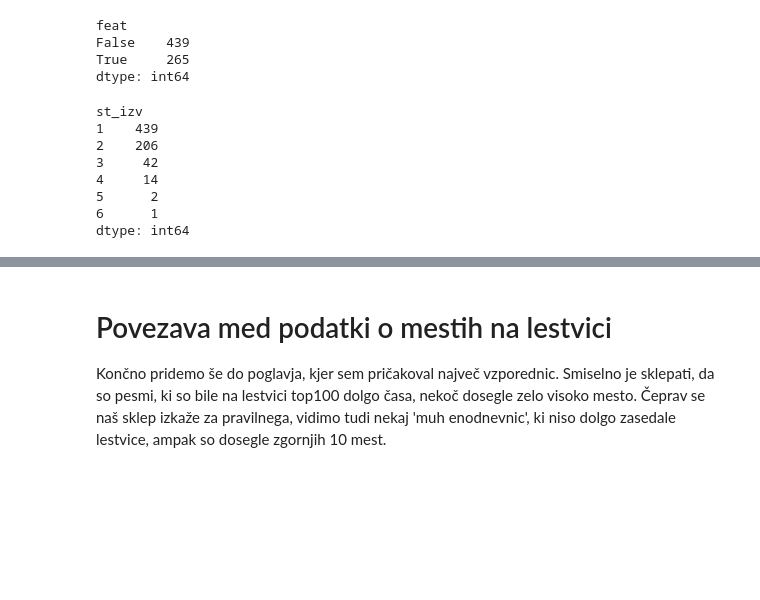
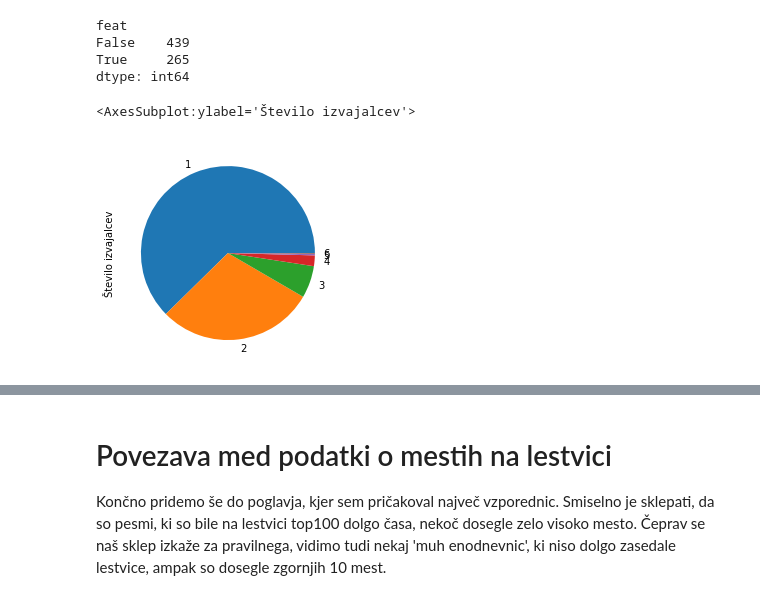
Before and after one commit to Jenzopls/Billboard, a Jupyter notebook: Analiza podatkov - Billboard 2018.ipynb, the cells around one changed output, grey strips where cells are left out. Cells and saved outputs as stored; diff of their text form; code cells hidden in the pictures; blank space fills up the shorter version.

```diff
--- a/Analiza podatkov - Billboard 2018.ipynb
+++ b/Analiza podatkov - Billboard 2018.ipynb
@@ -103,16 +99,10 @@ False    439
 True     265
 dtype: int64
 # %%
-pesmi.groupby('st_izv').size()
+pesmi.groupby('st_izv').size().plot(kind='pie',label='Število izvajalcev')
 # %% [output]
-st_izv
-1    439
-2    206
-3     42
-4     14
-5      2
-6      1
-dtype: int64
+<AxesSubplot:ylabel='Število izvajalcev'>
+[figure, added]
 # %%
 pesmi.groupby('feat').mean().plot(y=['tednov_na_lestvici','najvišje_mesto','povp_mesto'],kind='bar')
 # %% [output]
```
Also changed, not shown: parts of 11 cells of this notebook.
